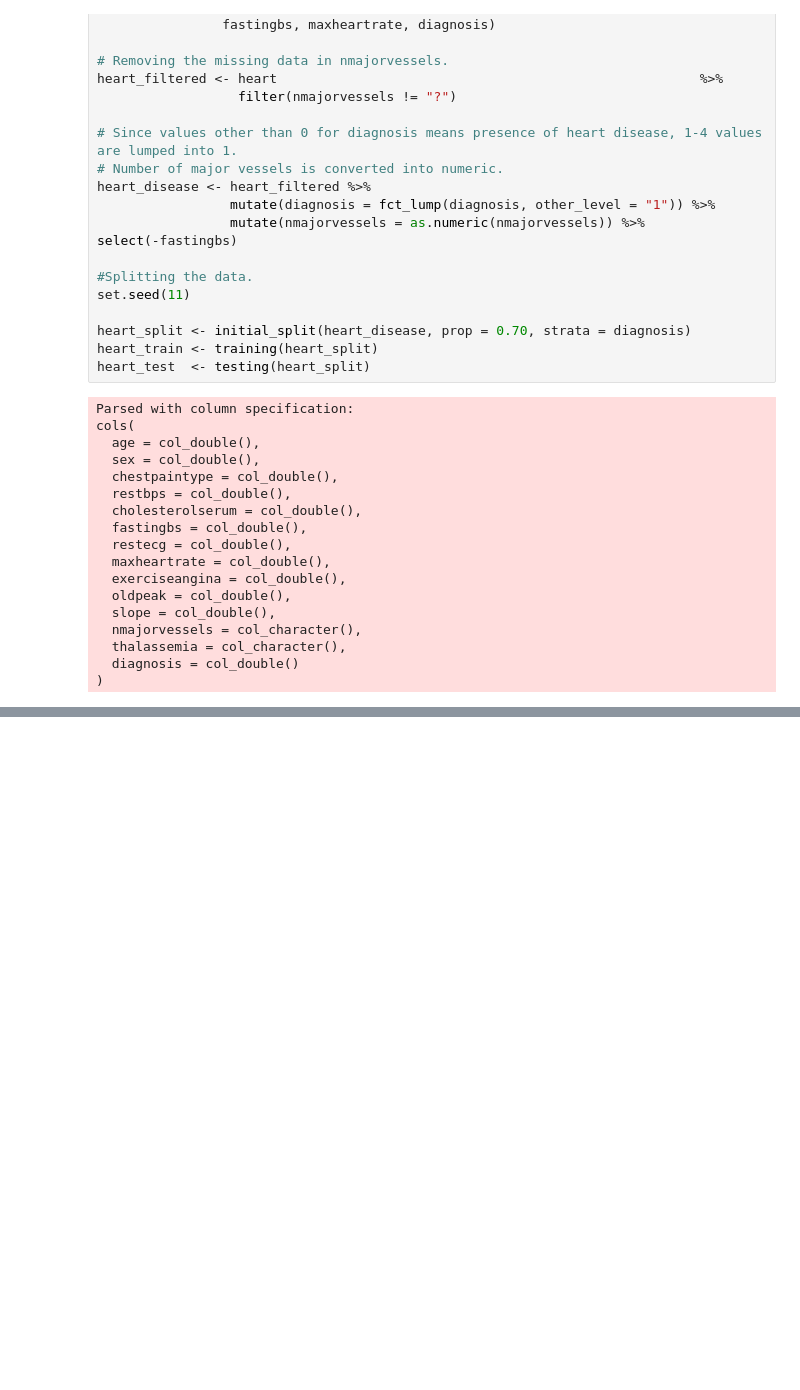
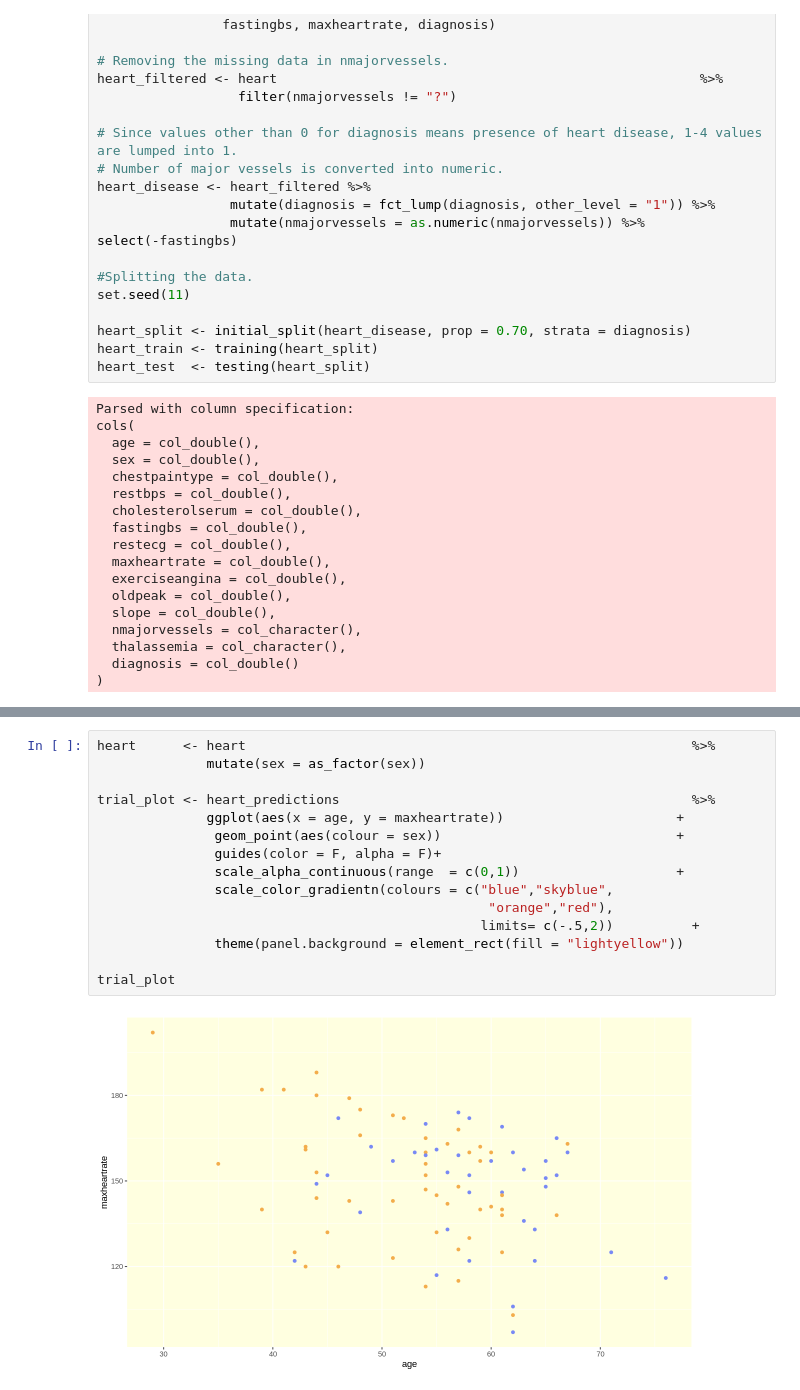
Before and after one commit to laurent-mt/dsci100project, a Jupyter notebook: actualproject.ipynb, the cells around one changed output, grey strips where cells are left out. Cells and saved outputs as stored; diff of their text form; blank space fills up the shorter version.

```diff
--- a/actualproject.ipynb
+++ b/actualproject.ipynb
@@ -135,0 +161,17 @@ A tibble: 1 × 3
+# %%
+heart      <- heart                                                         %>%
+              mutate(sex = as_factor(sex))
+
+trial_plot <- heart_predictions                                             %>%
+              ggplot(aes(x = age, y = maxheartrate))                      +
+               geom_point(aes(colour = sex))                              +
+               guides(color = F, alpha = F)+
+               scale_alpha_continuous(range  = c(0,1))                    +
+               scale_color_gradientn(colours = c("blue","skyblue",
+                                                  "orange","red"),
+                                                 limits= c(-.5,2))          +
+               theme(panel.background = element_rect(fill = "lightyellow"))
+
+trial_plot
+# %% [output]
+[figure, added]
```
Also changed, not shown: parts of 4 cells of this notebook.
